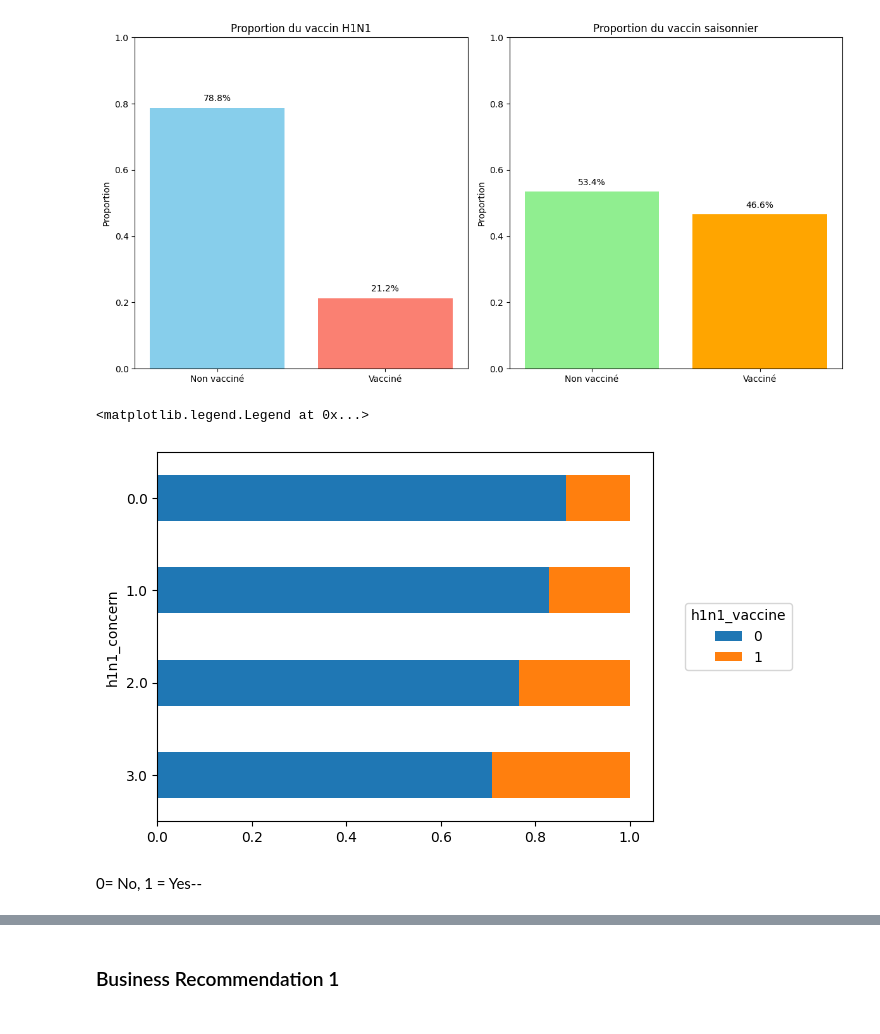
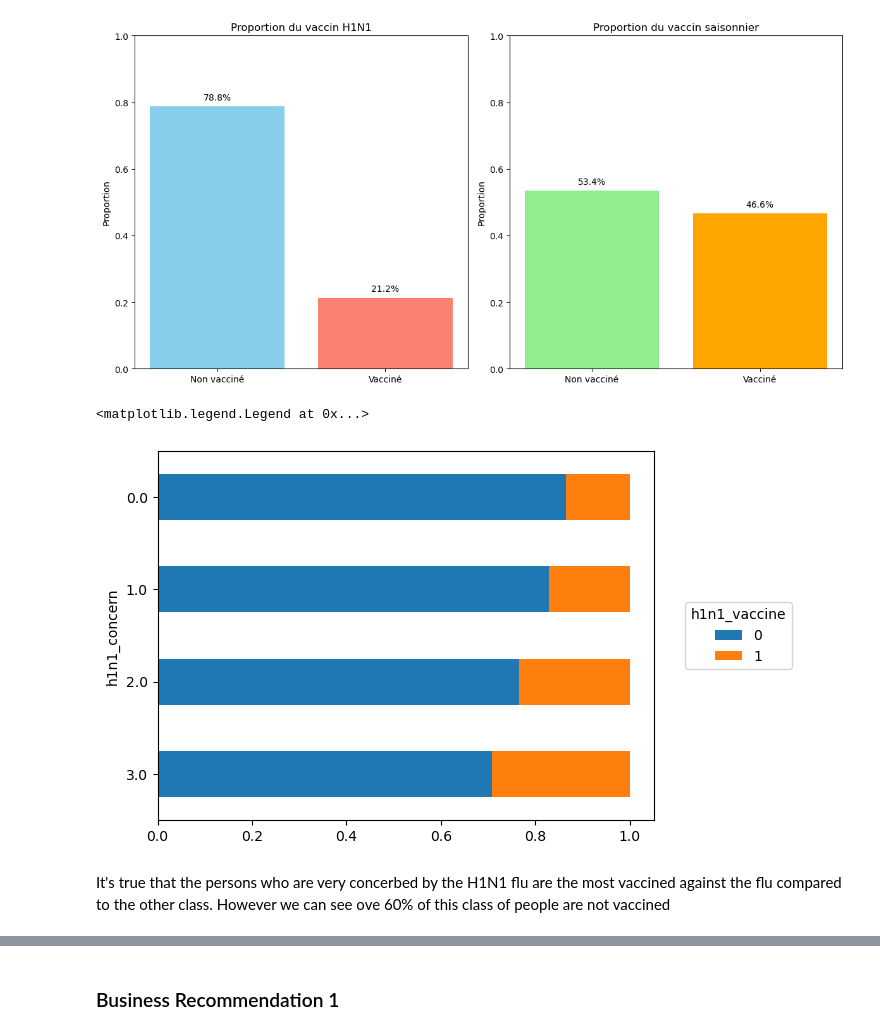
Before and after one commit to pradashlley/Project-P3, a Jupyter notebook: Final-checkpoint.ipynb, the cells around one changed output, grey strips where cells are left out. Cells and saved outputs as stored; diff of their text form; code cells hidden in the pictures.

```diff
--- a/Final-checkpoint.ipynb
+++ b/Final-checkpoint.ipynb
@@ -25,14 +78,16 @@ In this project I'm going to put the focus on **h1n1_vaccine**
 # %%
-#Lecture du fichier csv
+#Lecture des fichiers csv
 url1="C:/Users/ADMIN/Documents/Course/Project-P3/training_set_features.csv"
-df1=pd.read_csv(url1)
+df1=pd.read_csv(url1,index_col="respondent_id")
 
 url2="C:/Users/ADMIN/Documents/Course/Project-P3/training_set_labels.csv"
-df2=pd.read_csv(url2)
+df2=pd.read_csv(url2,index_col="respondent_id")
 
-#Apercu du fichier
+#Apercu des fichiers
 df1.dtypes
 df1.info()
+
+df2.dtypes
 df2.info()
 # %% [output]
 <class 'pandas.core.frame.DataFrame'>
@@ -96,0 +121,9 @@ merged_df.drop(col_drop, axis=1)
+# %%
+#Enlevons les colonnes avec moins de 70% d'observation
+
+percentage=merged_df.count()/26707
+
+col_drop=percentage[percentage<0.7].index
+merged_dff=merged_df.drop(columns=col_drop)
+
+print(merged_dff.shape)
@@ -139,23 +197,23 @@ plt.show()
 [figure]
 # %%
 counts = (
-    merged_df[["h1n1_concern", "h1n1_vaccine"]]
+    merged_dff[["h1n1_concern", "h1n1_vaccine"]]
     .groupby(["h1n1_concern", "h1n1_vaccine"])
     .size()
     .unstack("h1n1_vaccine")
 )
 h1n1_concern_counts = counts.sum(axis="columns")
 props = counts.div(h1n1_concern_counts, axis="index")
 
 
 ax = props.plot.barh(stacked=True)
 ax.invert_yaxis()
 ax.legend(loc="center left", bbox_to_anchor=(1.05, 0.5), title="h1n1_vaccine")
 # %% [output]
 <matplotlib.legend.Legend at 0x...>
-[figure, old version]
+[figure, new version]
-# %% [markdown]
-0= No, 1 = Yes--
+# %% [markdown]
+It's true that the persons who are very concerbed by the H1N1 flu are the most vaccined against the flu compared to the other class. However we can see ove 60% of this class of people are not vaccined
 # %%
 h1n1_concern_counts = counts.sum(axis="columns")
 props = counts.div(h1n1_concern_counts, axis="index")
```
Also changed, not shown: parts of 56 cells of this notebook.
